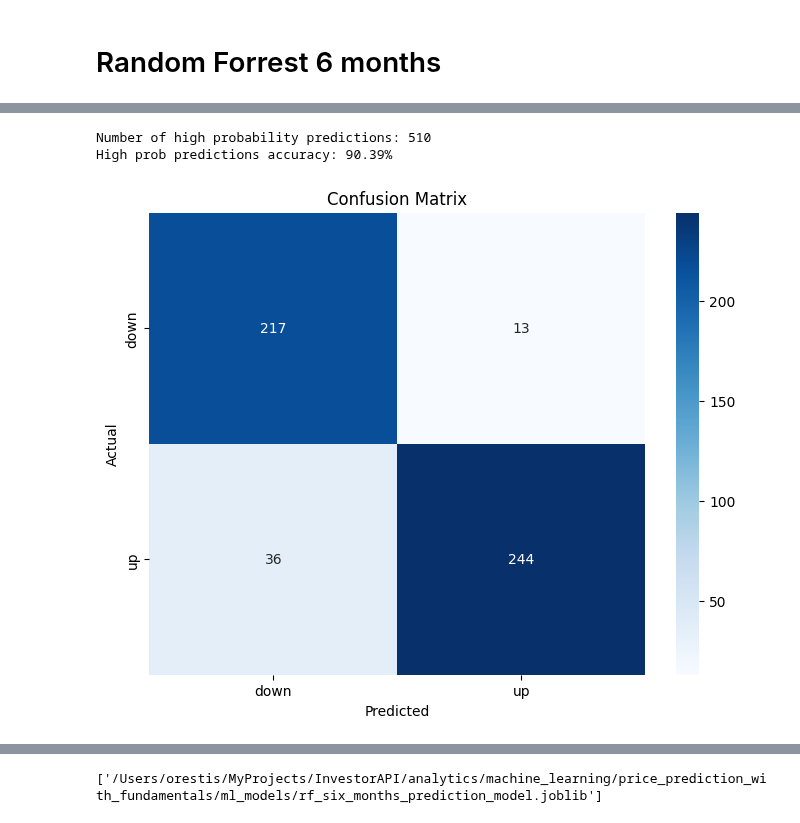
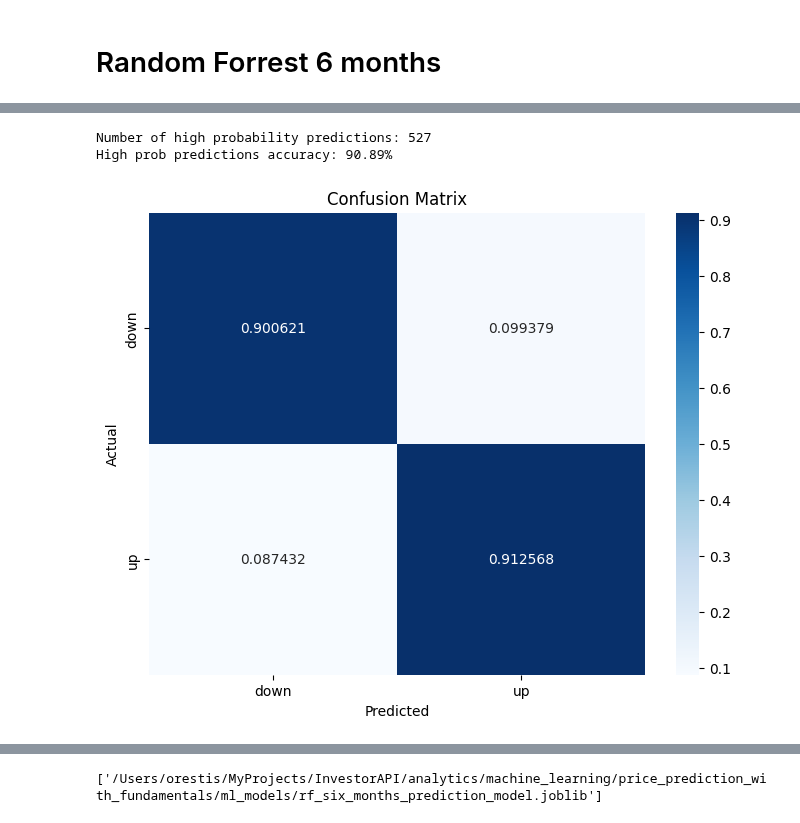
Before and after one commit to OrestisStefanou/InvestorAPI, a Jupyter notebook: analytics/machine_learning/price_prediction_with_fundamentals/notebooks/modelling_v7.ipynb, the cells around one changed output, grey strips where cells are left out. Drawn from its saved outputs; the diff is of its cells as text; code cells hidden in the pictures.

```diff
--- a/analytics/machine_learning/price_prediction_with_fundamentals/notebooks/modelling_v7.ipynb
+++ b/analytics/machine_learning/price_prediction_with_fundamentals/notebooks/modelling_v7.ipynb
@@ -589,7 +589,7 @@ print(dataset['next_six_months_pct_change_range'].value_counts())
 
 train_set, test_set = utils.split_data_to_train_and_test(
     df=dataset,
-    cutoff_date=dt.datetime(2023,6,1),
+    cutoff_date=dt.datetime(2023,5,1),
     cutoff_date_column_name='Date'
 )
 
@@ -649,32 +649,32 @@ Overall Accuracy: 75.56%
 # %%
 predicted_probabilities = rf_six_months_classifier.predict_proba(X_test)
 y_pred_high_prob, y_test_high_prob = utils.get_high_prob_predictions_with_ground_truth_labels(
     predicted_probabilities=predicted_probabilities,
     y_pred=y_pred_rf_classifier,
     y_test=y_test,
     threshold=0.75
 )
 
 print("Number of high probability predictions:", len(y_pred_high_prob))
 accuracy = accuracy_score(y_test_high_prob, y_pred_high_prob)
 print(f"High prob predictions accuracy: {accuracy:.2%}")
 
 y_test_labels = [label_mapping[y] for y in y_test_high_prob]
 y_pred_labels = [label_mapping[y] for y in y_pred_high_prob]
 # Plot the confusion matrix
-conf_matrix = confusion_matrix(y_test_labels, y_pred_labels, labels=labels)
+conf_matrix = confusion_matrix(y_test_labels, y_pred_labels, labels=labels, normalize='true')
 
 # Plot confusion matrix using seaborn
 plt.figure(figsize=(8, 6))
-sns.heatmap(conf_matrix, annot=True, fmt='d', cmap='Blues', xticklabels=labels, yticklabels=labels)
+sns.heatmap(conf_matrix, annot=True, fmt='f', cmap='Blues', xticklabels=labels, yticklabels=labels)
 plt.title('Confusion Matrix')
 plt.xlabel('Predicted')
 plt.ylabel('Actual')
 plt.show()
 # %% [output]
-Number of high probability predictions: 510
-High prob predictions accuracy: 90.39%
+Number of high probability predictions: 527
+High prob predictions accuracy: 90.89%
-[figure, old version]
+[figure, new version]
 # %%
 # Extract feature names after one-hot encoding
 ohe_feature_names = column_transformer.named_transformers_['onehotencoder'].get_feature_names_out(['sector'])
```
Also changed, not shown: parts of 1 cell of this notebook, 1 other file.
